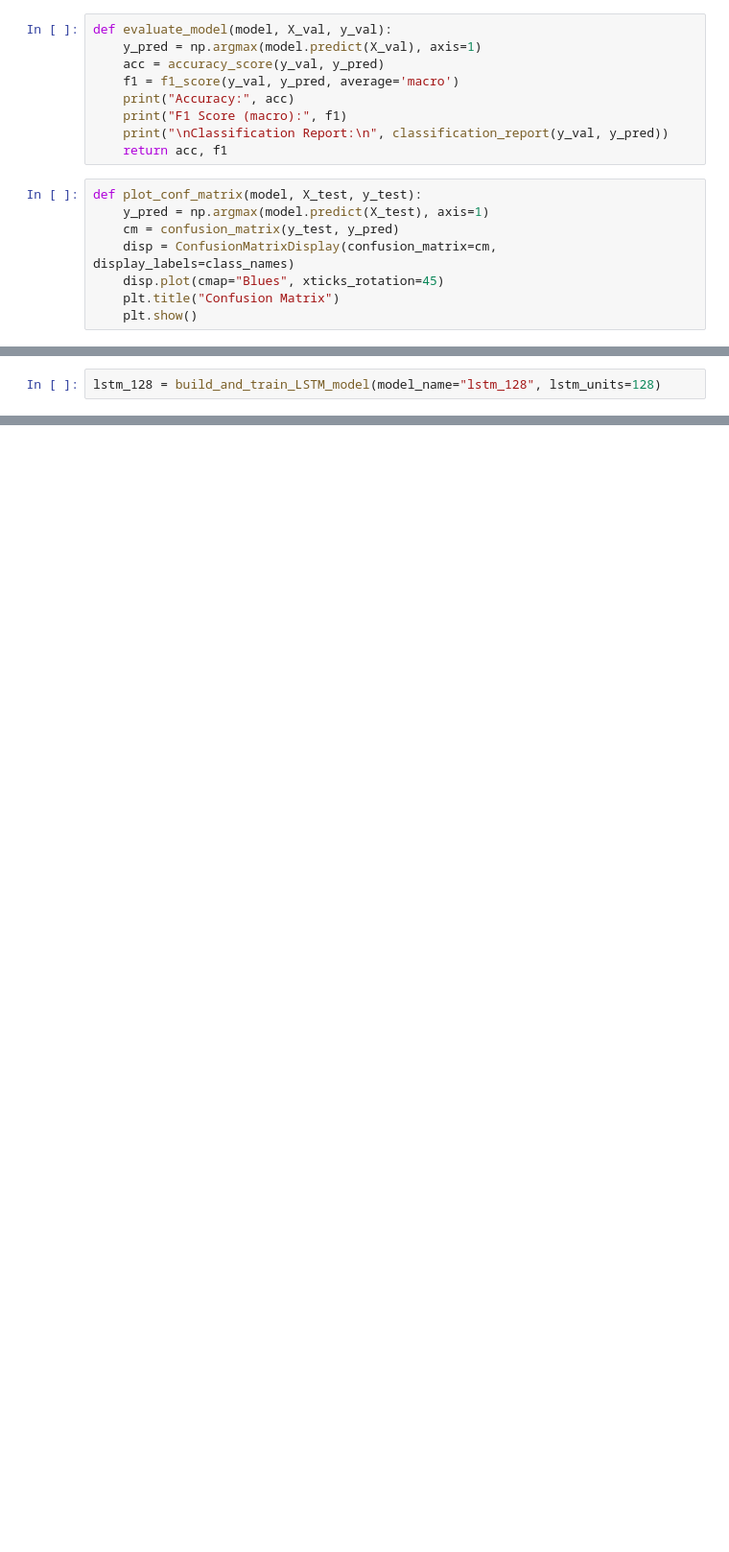
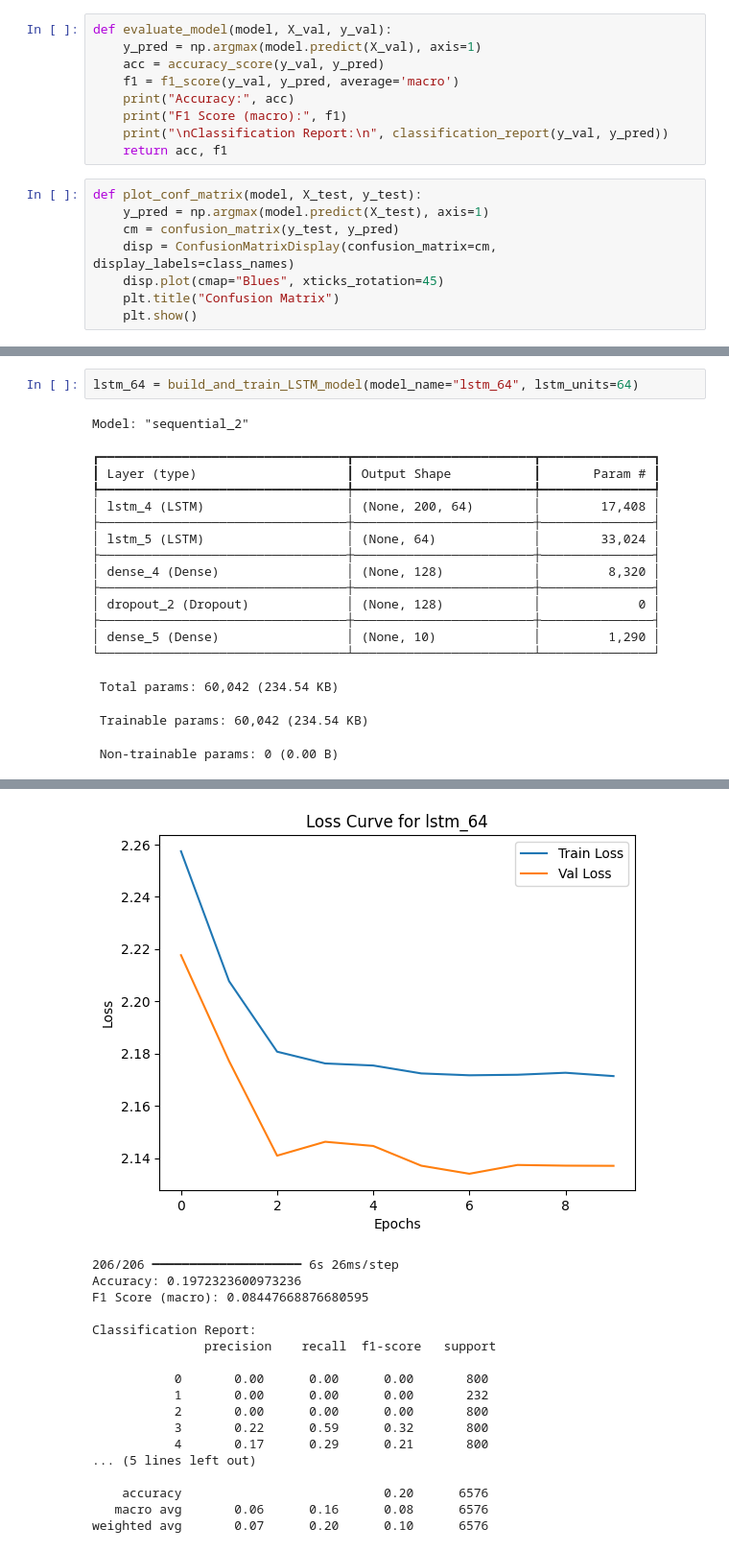
Before and after one commit to Mohamed-Mohamed-Ibrahim/Environmental-Sound-Classification, a Jupyter notebook: LSTM.ipynb, the cells around one changed output, grey strips where cells are left out. Shown at 96% size. Drawn from its saved outputs; the diff is of its cells as text; blank space fills up the shorter version.

```diff
--- a/LSTM.ipynb
+++ b/LSTM.ipynb
@@ -92,2 +252,20 @@ lstm_32 =build_and_train_LSTM_model(model_name="lstm_32", lstm_units=32)
 # %%
-lstm_128 = build_and_train_LSTM_model(model_name="lstm_128", lstm_units=128)
+lstm_64 = build_and_train_LSTM_model(model_name="lstm_64", lstm_units=64)
+# %% [output]
+Model: "sequential_2"
+┏━━━━━━━━━━━━━━━━━━━━━━━━━━━━━━━━━┳━━━━━━━━━━━━━━━━━━━━━━━━┳━━━━━━━━━━━━━━━┓
+┃ Layer (type)                    ┃ Output Shape           ┃       Param # ┃
+┡━━━━━━━━━━━━━━━━━━━━━━━━━━━━━━━━━╇━━━━━━━━━━━━━━━━━━━━━━━━╇━━━━━━━━━━━━━━━┩
+│ lstm_4 (LSTM)                   │ (None, 200, 64)        │        17,408 │
+├─────────────────────────────────┼────────────────────────┼───────────────┤
+│ lstm_5 (LSTM)                   │ (None, 64)             │        33,024 │
+├─────────────────────────────────┼────────────────────────┼───────────────┤
+│ dense_4 (Dense)                 │ (None, 128)            │         8,320 │
+├─────────────────────────────────┼────────────────────────┼───────────────┤
+│ dropout_2 (Dropout)             │ (None, 128)            │             0 │
+├─────────────────────────────────┼────────────────────────┼───────────────┤
+│ dense_5 (Dense)                 │ (None, 10)             │         1,290 │
+└─────────────────────────────────┴────────────────────────┴───────────────┘
+ Total params: 60,042 (234.54 KB)
+ Trainable params: 60,042 (234.54 KB)
+ Non-trainable params: 0 (0.00 B)
@@ -94,2 +292,20 @@ lstm_128 = build_and_train_LSTM_model(model_name="lstm_128", lstm_units=128)
+[figure, added]
+206/206 ━━━━━━━━━━━━━━━━━━━━ 6s 26ms/step
+Accuracy: 0.1972323600973236
+F1 Score (macro): 0.08447668876680595
+
+Classification Report:
+               precision    recall  f1-score   support
+
+           0       0.00      0.00      0.00       800
+           1       0.00      0.00      0.00       232
+           2       0.00      0.00      0.00       800
+           3       0.22      0.59      0.32       800
+           4       0.17      0.29      0.21       800
+... (5 lines left out)
+
+    accuracy                           0.20      6576
+   macro avg       0.06      0.16      0.08      6576
+weighted avg       0.07      0.20      0.10      6576
 # %%
 dropout_03 =build_and_train_LSTM_model(model_name="dropout_0.3", dropout_rate=0.3)
```
Also changed, not shown: parts of 21 cells of this notebook.
